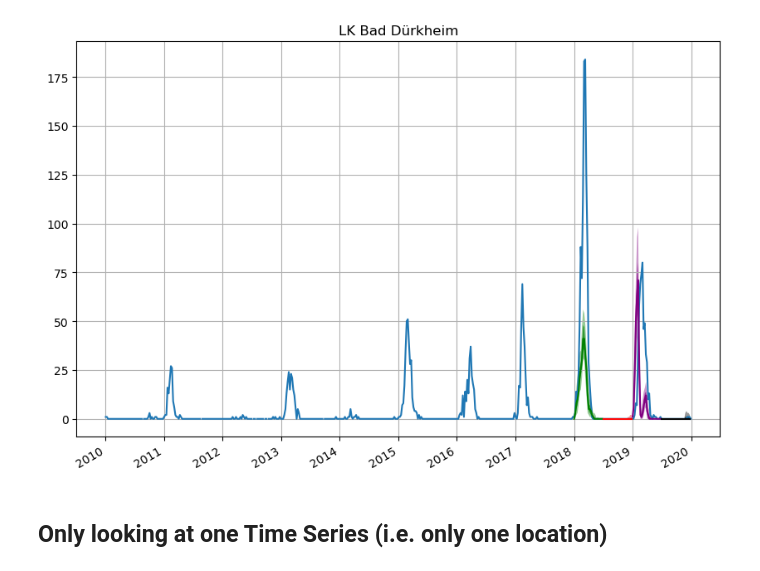
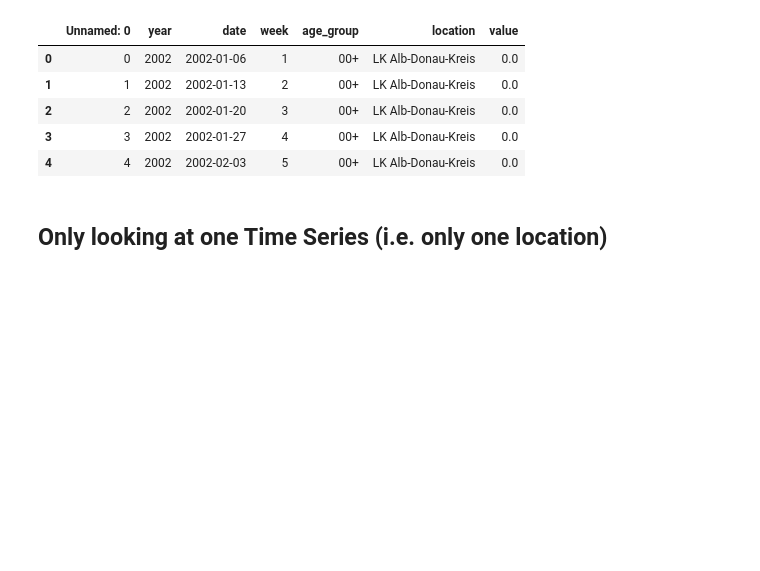
Before and after one commit to Kai-Ref/DeepAR_InfluenzaForecast, a Jupyter notebook: Notebooks/UnivariatTimeSeriesDeepAR.ipynb, the cells around one changed output. Saved outputs shown, nothing was run; the diff lists cells and outputs as text; code cells hidden in the pictures; blank space fills up the shorter version.

```diff
--- a/Notebooks/UnivariatTimeSeriesDeepAR.ipynb
+++ b/Notebooks/UnivariatTimeSeriesDeepAR.ipynb
@@ -4,21 +1,29 @@ os.chdir('/home/reffert/DeepAR_InfluenzaForecast')
 # %%
-from PythonFiles.model import model,preprocessing,data_split,highlight_entry,create_transformation,plot_prob_forecasts,make_one_ts_prediction
-from PythonFiles.Configuration import Configuration
+import pandas as pd
+from datetime import datetime
+import matplotlib.pyplot as plt
+import numpy as np
+import os
+import gluonts
 from gluonts.dataset import common
-import pandas as pd
 from gluonts.dataset.pandas import PandasDataset
 from gluonts.dataset.util import to_pandas
-import matplotlib.pyplot as plt
-import numpy as np
 from gluonts.evaluation import make_evaluation_predictions
-import gluonts
-from datetime import datetime
-config=Configuration()
-df=pd.read_csv("Influenza.csv",sep=',')
+os.chdir('/home/reffert/DeepAR_InfluenzaForecast')
+from PythonFiles.Configuration import Configuration
+from PythonFiles.model import model, preprocessing, data_split, highlight_entry, \
+                              plot_prob_forecasts, make_one_ts_prediction
+
+config = Configuration()
+df = pd.read_csv("Influenza.csv",sep=',')
 df.head()
-forecasts,tss=make_one_ts_prediction(config,df,location="LK Bad Dürkheim")
 # %% [output]
-[figure, removed]
+|  | Unnamed: 0 | year | date | week | age_group | location | value |
+| 0 | 0 | 2002 | 2002-01-06 | 1 | 00+ | LK Alb-Donau-Kreis | 0.0 |
+| 1 | 1 | 2002 | 2002-01-13 | 2 | 00+ | LK Alb-Donau-Kreis | 0.0 |
+| 2 | 2 | 2002 | 2002-01-20 | 3 | 00+ | LK Alb-Donau-Kreis | 0.0 |
+| 3 | 3 | 2002 | 2002-01-27 | 4 | 00+ | LK Alb-Donau-Kreis | 0.0 |
+| 4 | 4 | 2002 | 2002-02-03 | 5 | 00+ | LK Alb-Donau-Kreis | 0.0 |
 # %% [markdown]
 ## Only looking at one Time Series (i.e. only one location)
 # %%
```
Also changed, not shown: parts of 10 cells of this notebook, 5 other files.
